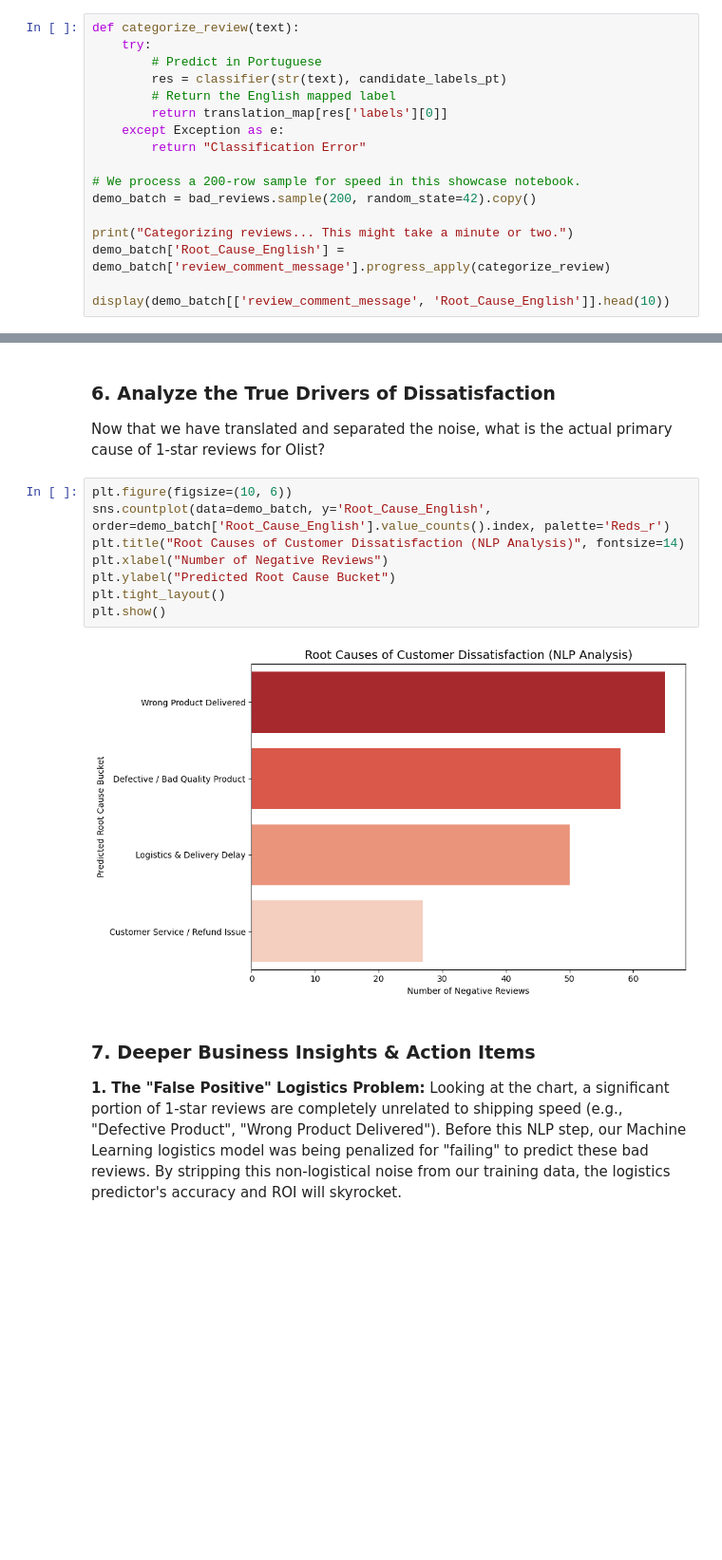
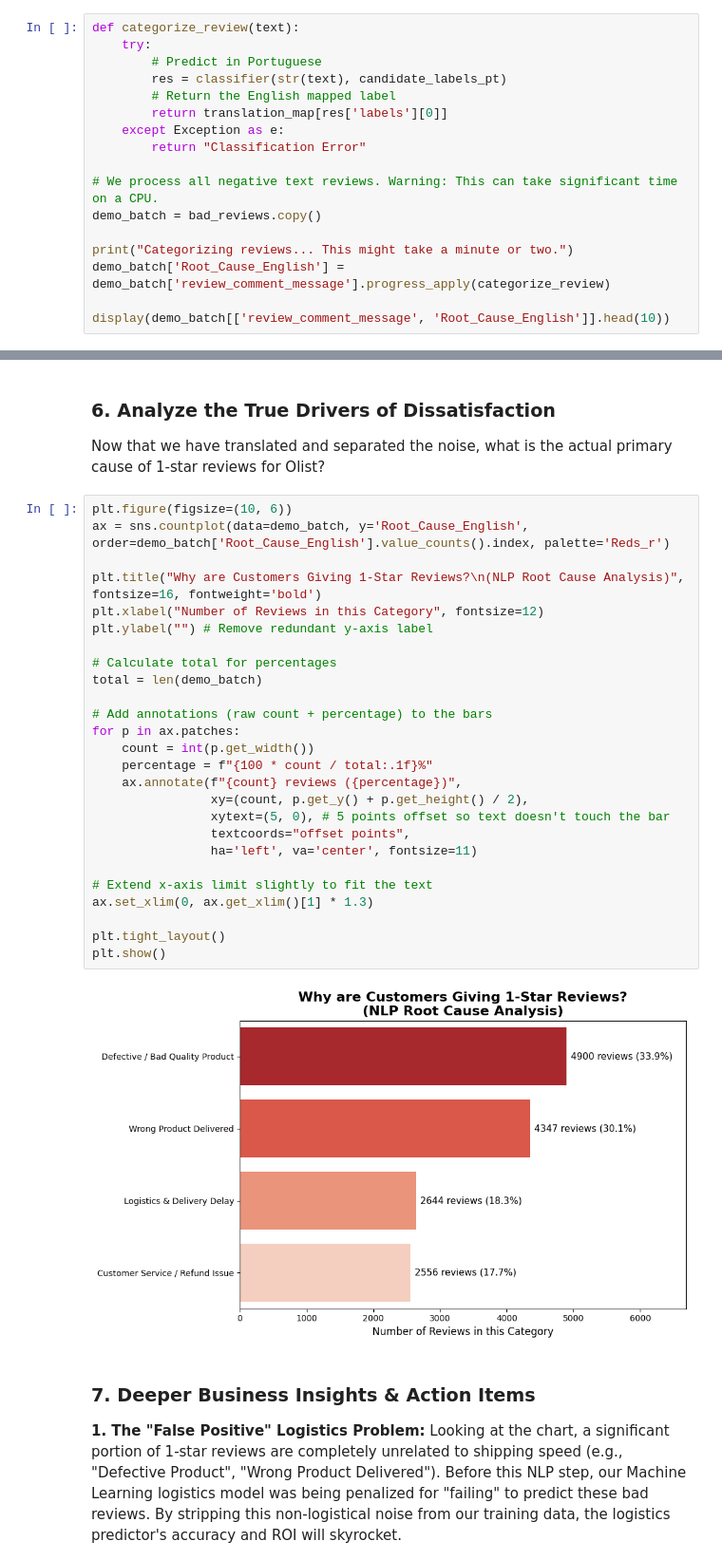
Before and after one commit to Devyansh99/AMLB, a Jupyter notebook: brazil_ecommerce/notebooks/something/review_root_cause_nlp.ipynb, the cells around one changed output, grey strips where cells are left out. Shown at 95% size. Cells and saved outputs as stored; diff of their text form; blank space fills up the shorter version.

```diff
--- a/brazil_ecommerce/notebooks/something/review_root_cause_nlp.ipynb
+++ b/brazil_ecommerce/notebooks/something/review_root_cause_nlp.ipynb
@@ -154,8 +154,8 @@ def categorize_review(text):
     except Exception as e:
         return "Classification Error"
 
-# We process a 200-row sample for speed in this showcase notebook.
-demo_batch = bad_reviews.sample(200, random_state=42).copy()
+# We process all negative text reviews. Warning: This can take significant time on a CPU.
+demo_batch = bad_reviews.copy()
 
 print("Categorizing reviews... This might take a minute or two.")
 demo_batch['Root_Cause_English'] = demo_batch['review_comment_message'].progress_apply(categorize_review)
@@ -179,14 +169,32 @@ Categorizing reviews... This might take a minute or two.
 Now that we have translated and separated the noise, what is the actual primary cause of 1-star reviews for Olist?
 # %%
 plt.figure(figsize=(10, 6))
-sns.countplot(data=demo_batch, y='Root_Cause_English', order=demo_batch['Root_Cause_English'].value_counts().index, palette='Reds_r')
-plt.title("Root Causes of Customer Dissatisfaction (NLP Analysis)", fontsize=14)
-plt.xlabel("Number of Negative Reviews")
-plt.ylabel("Predicted Root Cause Bucket")
+ax = sns.countplot(data=demo_batch, y='Root_Cause_English', order=demo_batch['Root_Cause_English'].value_counts().index, palette='Reds_r')
+
+plt.title("Why are Customers Giving 1-Star Reviews?\n(NLP Root Cause Analysis)", fontsize=16, fontweight='bold')
+plt.xlabel("Number of Reviews in this Category", fontsize=12)
+plt.ylabel("") # Remove redundant y-axis label
+
+# Calculate total for percentages
+total = len(demo_batch)
+
+# Add annotations (raw count + percentage) to the bars
+for p in ax.patches:
+    count = int(p.get_width())
+    percentage = f"{100 * count / total:.1f}%"
+    ax.annotate(f"{count} reviews ({percentage})",
+                xy=(count, p.get_y() + p.get_height() / 2),
+                xytext=(5, 0), # 5 points offset so text doesn't touch the bar
+                textcoords="offset points",
+                ha='left', va='center', fontsize=11)
+
+# Extend x-axis limit slightly to fit the text
+ax.set_xlim(0, ax.get_xlim()[1] * 1.3)
+
 plt.tight_layout()
 plt.show()
 # %% [output]
-[figure, old version]
+[figure, new version]
 # %% [markdown]
 ### 7. Deeper Business Insights & Action Items
 
```
Also changed, not shown: parts of 2 cells of this notebook, 11 other files.
